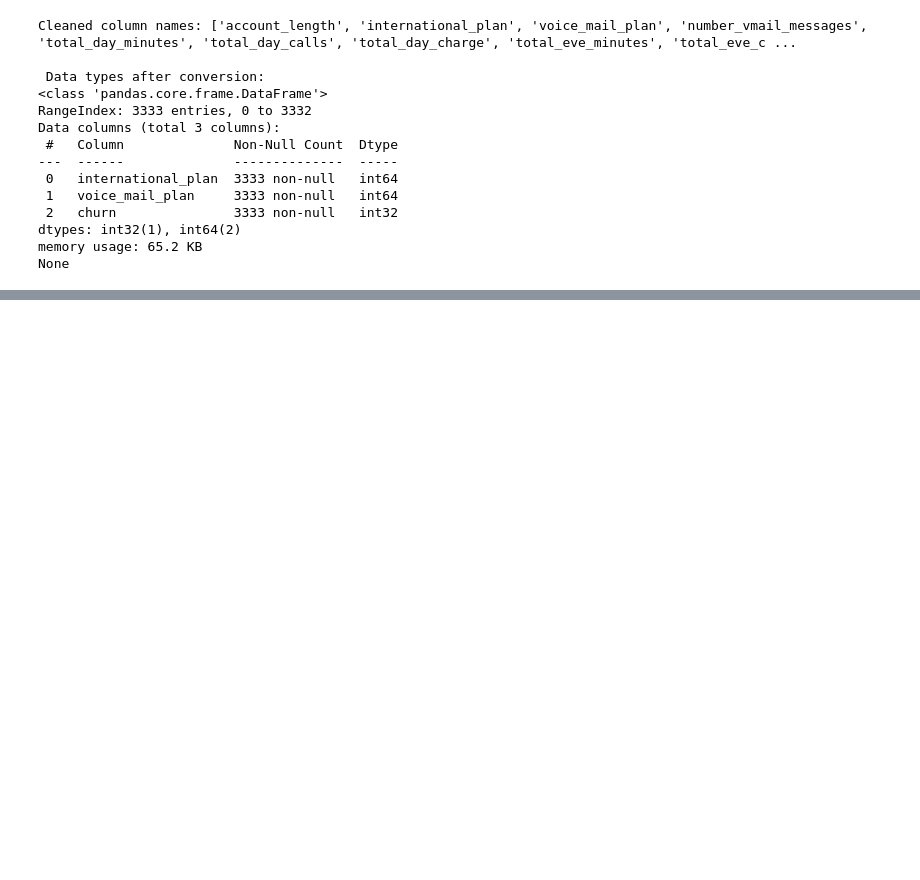
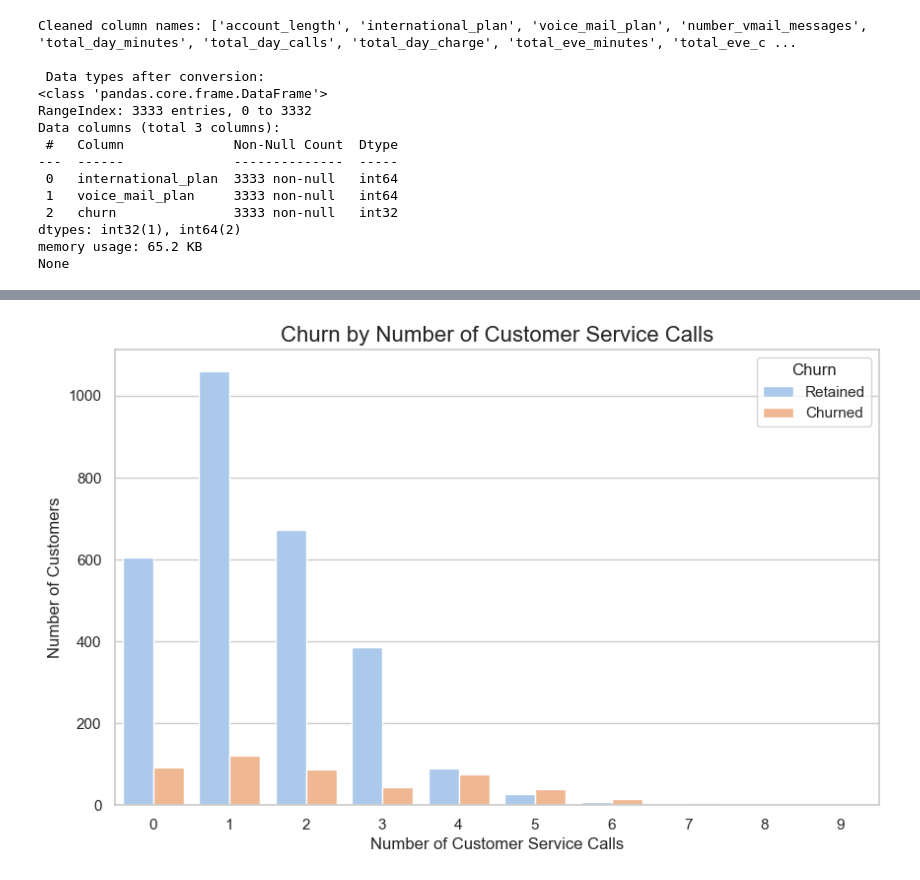
Before and after one commit to boniface2025/Bnjeri_churn_project_phase3, a Jupyter notebook: Bnjeri_Project3.ipynb, the cells around one changed output, grey strips where cells are left out. Cells and saved outputs as stored; diff of their text form; code cells hidden in the pictures; blank space fills up the shorter version.

```diff
--- a/Bnjeri_Project3.ipynb
+++ b/Bnjeri_Project3.ipynb
@@ -213,0 +269,20 @@ None
+# %%
+# Convert churn column to string to avoid legend errors
+df['churn'] = df['churn'].astype(str)
+
+# Plot
+plt.figure(figsize=(10, 6))
+ax = sns.countplot(x='customer_service_calls', hue='churn', data=df, palette='pastel')
+
+# Add title and labels
+plt.title('Churn by Number of Customer Service Calls', fontsize=16)
+plt.xlabel('Number of Customer Service Calls', fontsize=12)
+plt.ylabel('Number of Customers', fontsize=12)
+
+# Custom legend labels
+handles, labels = ax.get_legend_handles_labels()
+ax.legend(handles, ['Retained' if lbl == '0' else 'Churned' for lbl in labels], title='Churn')
+
+plt.show()
+# %% [output]
+[figure, added]
```
Also changed, not shown: parts of 7 cells of this notebook, 2 other files.
